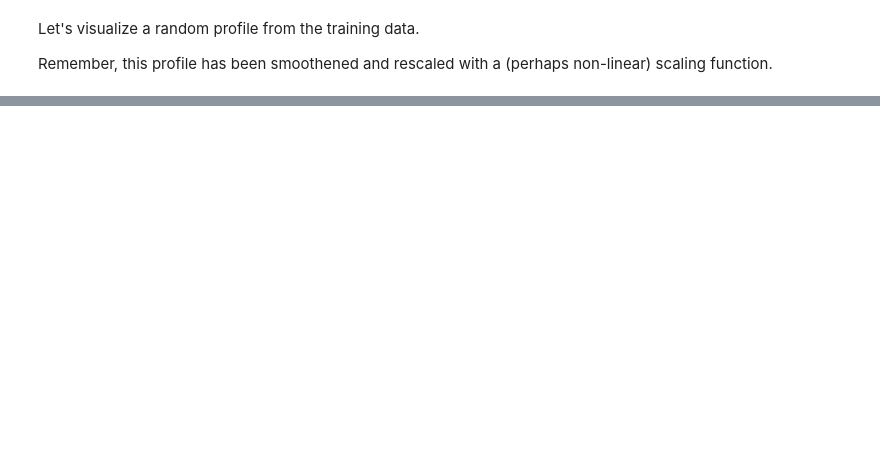
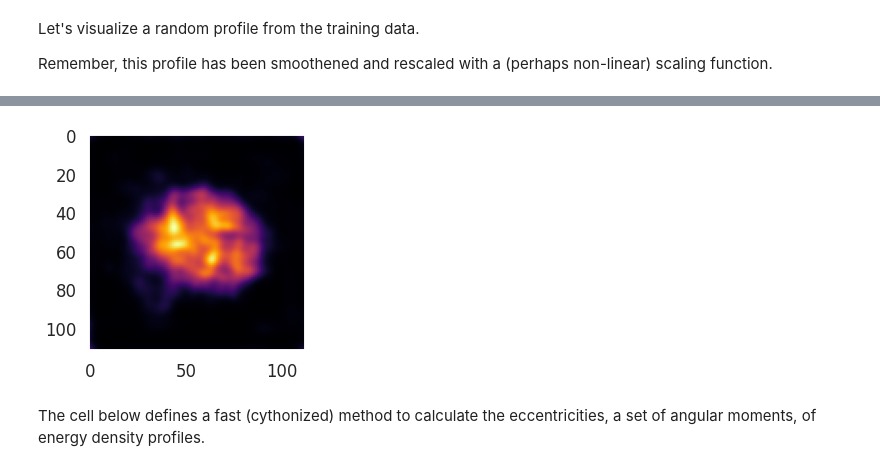
Before and after one commit to derekeverett/ml_optimize_hydro, a Jupyter notebook: predict_profiles/IPGANsma/Train_WGAN.ipynb, the cells around one changed output, grey strips where cells are left out. Cells and saved outputs as stored; diff of their text form; code cells hidden in the pictures; blank space fills up the shorter version.

```diff
--- a/predict_profiles/IPGANsma/Train_WGAN.ipynb
+++ b/predict_profiles/IPGANsma/Train_WGAN.ipynb
@@ -208,0 +204,18 @@ KeyboardInterrupt:
+# %%
+#load the WGAN from disk to make predictions
+from keras.models import load_model
+def load_predict_profiles(epoch=1000, n_samples=1):
+    model = load_model('generators/generator_model_'+str(epoch)+'.h5')
+    noise = np.random.normal(0, 1, (n_samples, 100))
+    gen_imgs = model.predict(noise)
+    smooth_imgs = np.array([filters.gaussian(img, sigma=2, preserve_range=True) for img in gen_imgs])
+    return smooth_imgs
+# %%
+eps = load_predict_profiles(epoch=1000)[0,:,:,0]
+plt.imshow(eps, cmap='inferno')
+plt.tight_layout(True)
+plt.show()
+# %% [output]
+[figure, added]
+# %% [markdown]
+The cell below defines a fast (cythonized) method to calculate the eccentricities, a set of angular moments, of energy density profiles.
```
Also changed, not shown: parts of 26 cells of this notebook, 3 other files.
